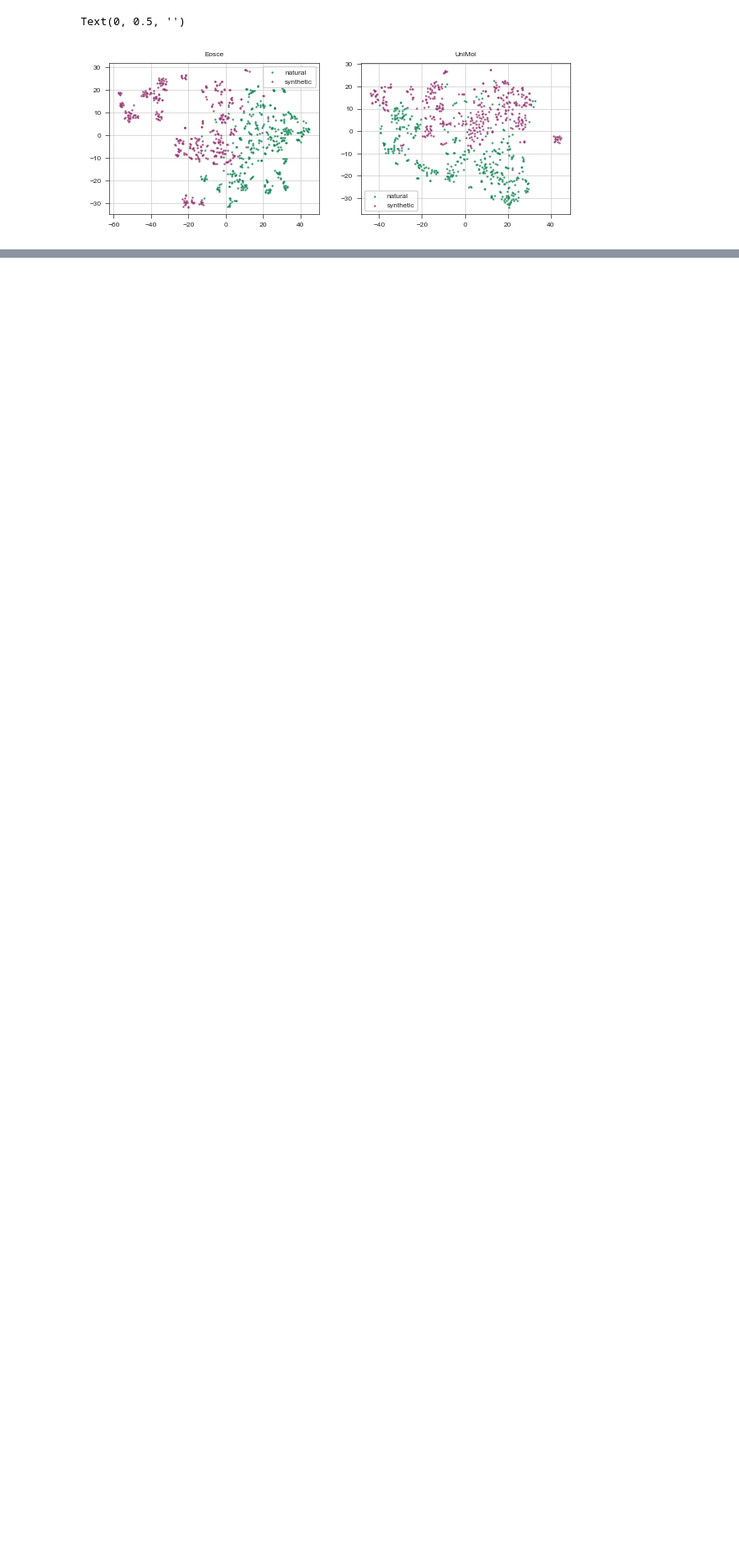
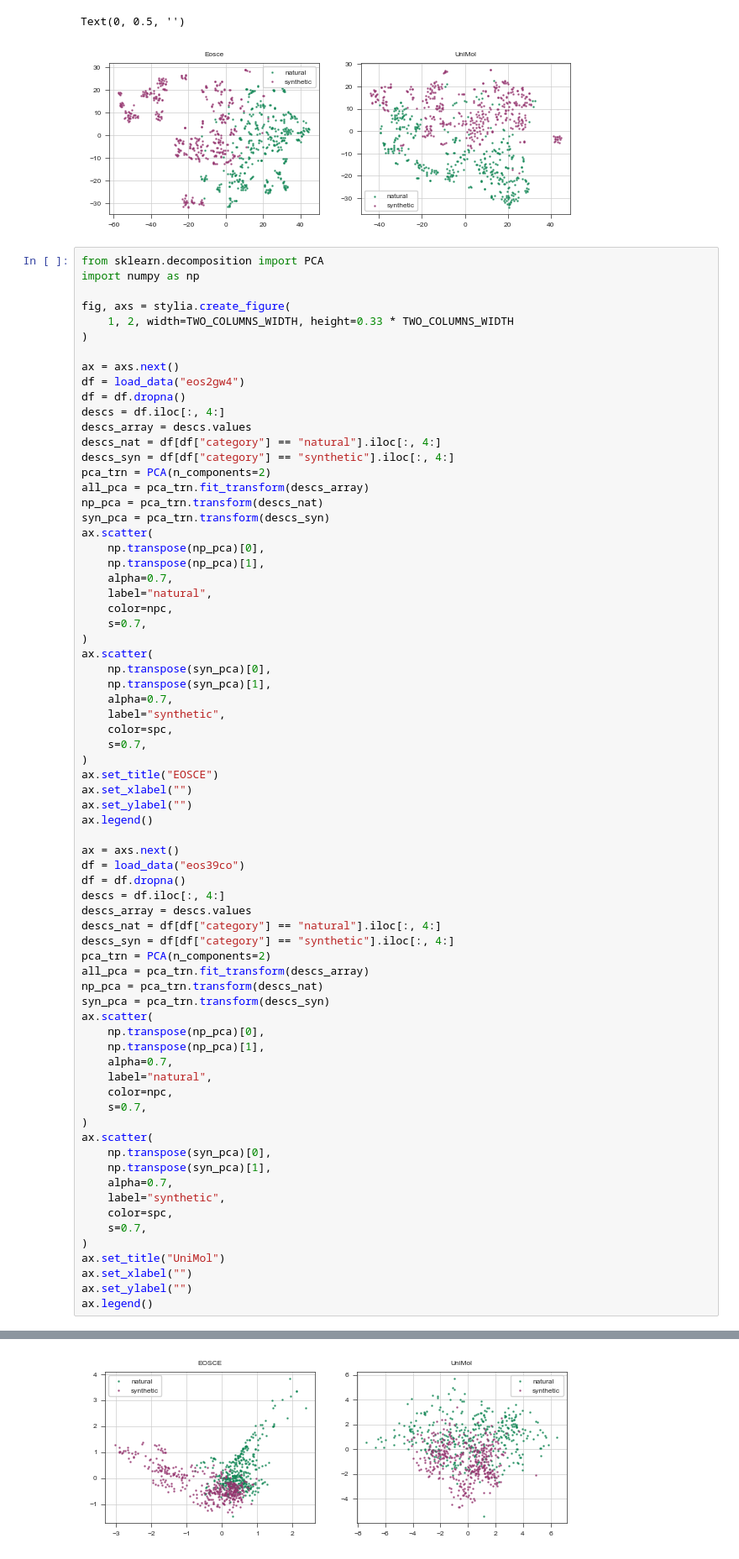
Before and after one commit to ersilia-os/anti-hypertension-cedd, a Jupyter notebook: notebooks/01_chemspace_exploration.ipynb, the cells around one changed output, grey strips where cells are left out. Shown: that part at 84% size. Saved outputs shown, nothing was run; the diff lists cells and outputs as text; blank space fills up the shorter version.

```diff
--- a/notebooks/01_chemspace_exploration.ipynb
+++ b/notebooks/01_chemspace_exploration.ipynb
@@ -258,3 +258,75 @@ ax.set_ylabel("")
 # %% [output]
 Text(0, 0.5, '')
 [figure]
+# %%
+from sklearn.decomposition import PCA
+import numpy as np
+
+fig, axs = stylia.create_figure(
+    1, 2, width=TWO_COLUMNS_WIDTH, height=0.33 * TWO_COLUMNS_WIDTH
+)
+
+ax = axs.next()
+df = load_data("eos2gw4")
+df = df.dropna()
+descs = df.iloc[:, 4:]
+descs_array = descs.values
+descs_nat = df[df["category"] == "natural"].iloc[:, 4:]
+descs_syn = df[df["category"] == "synthetic"].iloc[:, 4:]
+pca_trn = PCA(n_components=2)
+all_pca = pca_trn.fit_transform(descs_array)
+np_pca = pca_trn.transform(descs_nat)
+syn_pca = pca_trn.transform(descs_syn)
+ax.scatter(
+    np.transpose(np_pca)[0],
+    np.transpose(np_pca)[1],
+    alpha=0.7,
+    label="natural",
+    color=npc,
+    s=0.7,
+)
+ax.scatter(
+    np.transpose(syn_pca)[0],
+    np.transpose(syn_pca)[1],
+    alpha=0.7,
+    label="synthetic",
+    color=spc,
+    s=0.7,
+)
+ax.set_title("EOSCE")
+ax.set_xlabel("")
+ax.set_ylabel("")
+ax.legend()
+
+ax = axs.next()
+df = load_data("eos39co")
+df = df.dropna()
+descs = df.iloc[:, 4:]
+descs_array = descs.values
+descs_nat = df[df["category"] == "natural"].iloc[:, 4:]
+descs_syn = df[df["category"] == "synthetic"].iloc[:, 4:]
+pca_trn = PCA(n_components=2)
+all_pca = pca_trn.fit_transform(descs_array)
+np_pca = pca_trn.transform(descs_nat)
+syn_pca = pca_trn.transform(descs_syn)
+ax.scatter(
+    np.transpose(np_pca)[0],
+    np.transpose(np_pca)[1],
+    alpha=0.7,
+    label="natural",
+    color=npc,
+    s=0.7,
+)
+ax.scatter(
+    np.transpose(syn_pca)[0],
+    np.transpose(syn_pca)[1],
+    alpha=0.7,
+    label="synthetic",
+    color=spc,
+    s=0.7,
+)
+ax.set_title("UniMol")
+ax.set_xlabel("")
+ax.set_ylabel("")
+ax.legend()
+# %% [output]
@@ -260,0 +334 @@ Text(0, 0.5, '')
+[figure, added]
```
Also changed, not shown: parts of 1 cell of this notebook, 9 other files.
